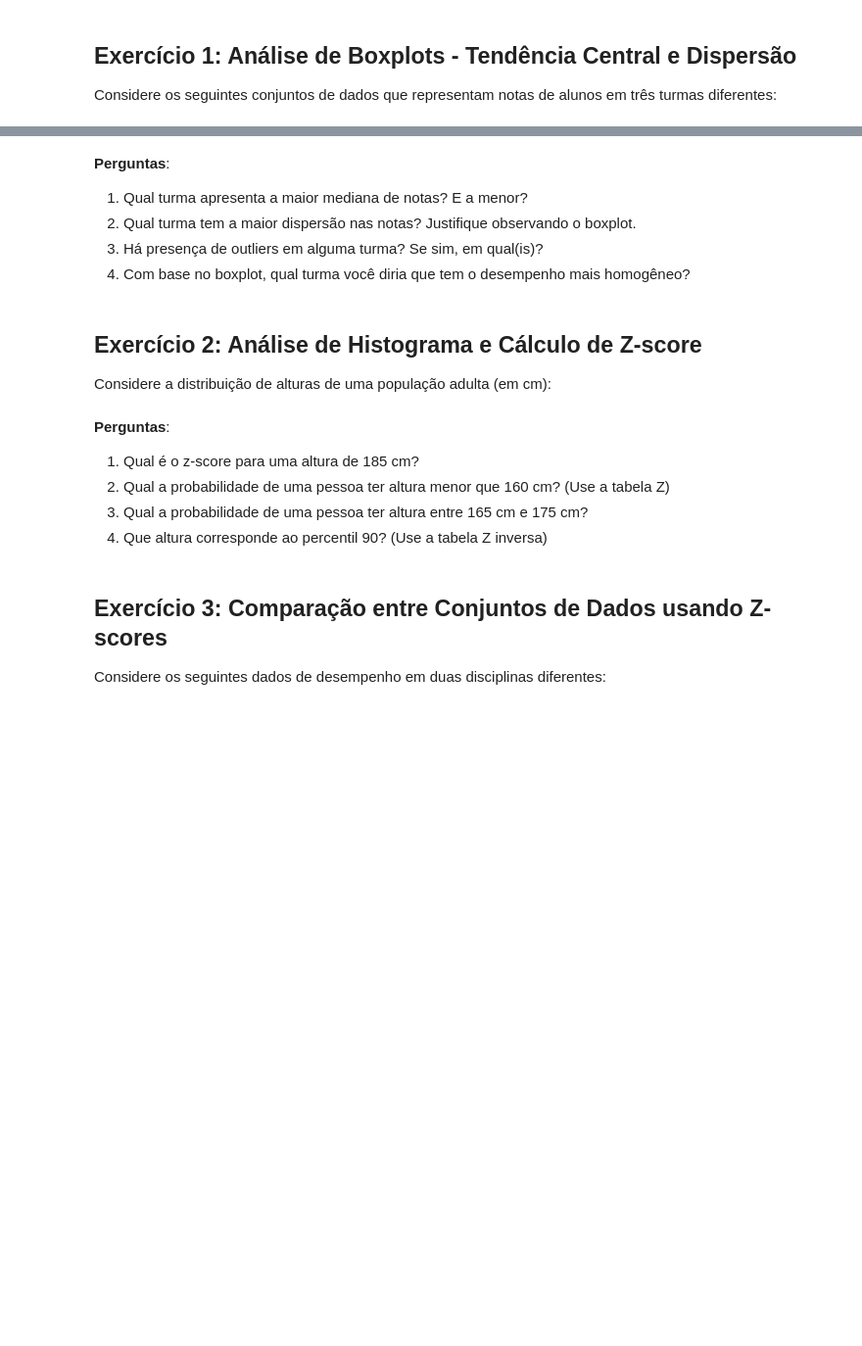
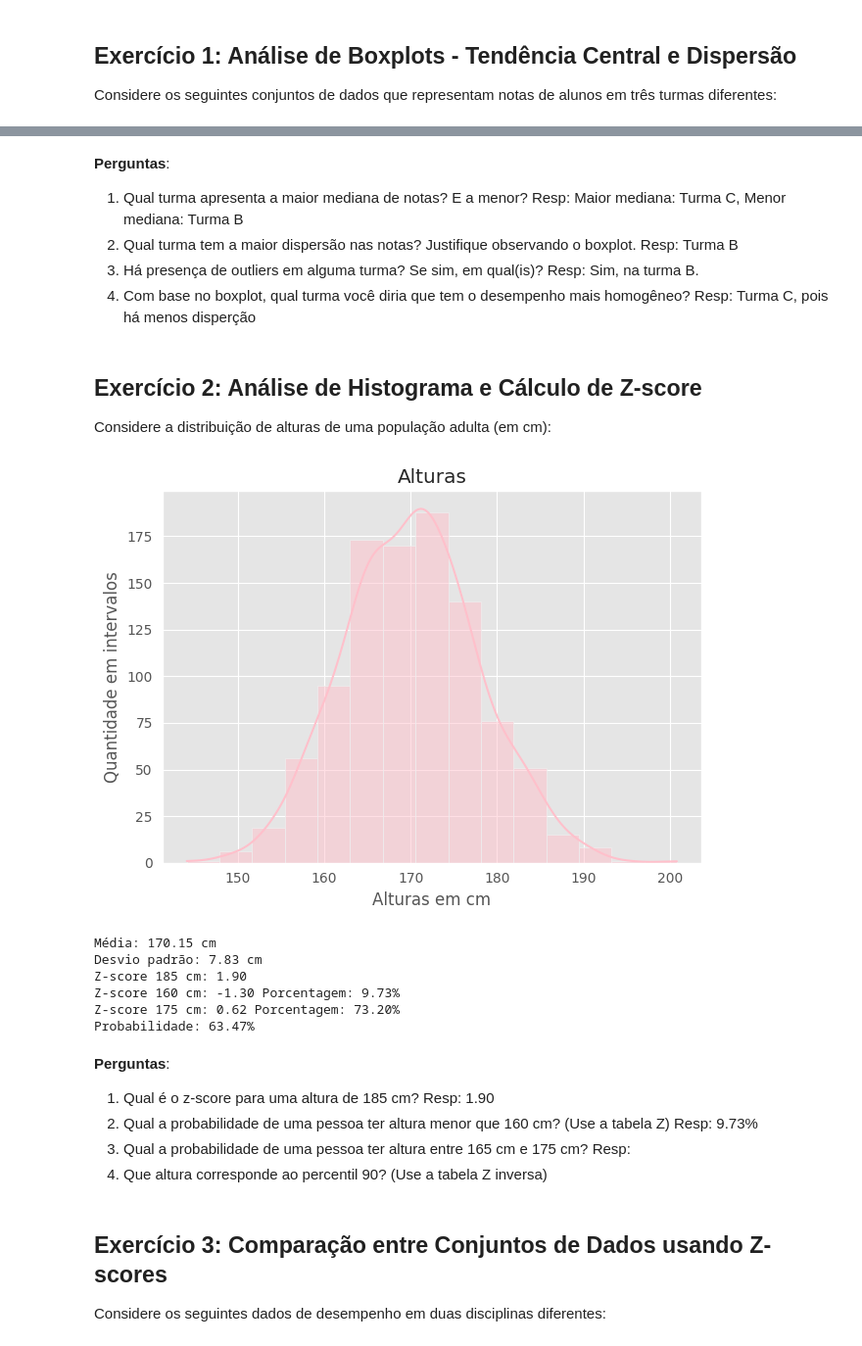
Before and after one commit to MariPinas/data_science_2025, a Jupyter notebook: notebooks/Lab04_TCL_Plots/Exercicios.ipynb, the cells around one changed output, grey strips where cells are left out. Shown: that part at 98% size. Cells and saved outputs as stored; diff of their text form; code cells hidden in the pictures; blank space fills up the shorter version.

```diff
--- a/notebooks/Lab04_TCL_Plots/Exercicios.ipynb
+++ b/notebooks/Lab04_TCL_Plots/Exercicios.ipynb
@@ -38,9 +51,13 @@ turma_C = np.random.normal(8.0, 0.8, 50)
 # %% [markdown]
 **Perguntas**:
 1. Qual turma apresenta a maior mediana de notas? E a menor?
+Resp: Maior mediana: Turma C, Menor mediana: Turma B
 2. Qual turma tem a maior dispersão nas notas? Justifique observando o boxplot.
+Resp: Turma B
 3. Há presença de outliers em alguma turma? Se sim, em qual(is)?
+Resp: Sim, na turma B.
 4. Com base no boxplot, qual turma você diria que tem o desempenho mais homogêneo?
+Resp: Turma C, pois há menos disperção
 # %% [markdown]
 ## Exercício 2: Análise de Histograma e Cálculo de Z-score
 
@@ -60,8 +66,50 @@ print(f"Desvio padrão: {desvio_padrao:.2f} cm")
+# %%
+# Dados de altura
+np.random.seed(42)
+alturas = np.random.normal(170, 8, 1000)
+
+# Plot o histograma
+sns.histplot(data=alturas, bins=15, kde=True, color='pink')
+plt.title('Alturas')
+plt.xlabel('Alturas em cm')
+plt.ylabel('Quantidade em intervalos')
+plt.tight_layout()
+plt.show()
+
+# Complete o código para mostrar as Estatísticas descritivas
+
+media = alturas.mean()
+desvio_padrao = alturas.std()
+zscore1 = (185 - media) / desvio_padrao
+zscore2 = (160 - media) / desvio_padrao
+zscore3 = (175 - media) / desvio_padrao
+
+p1 = stats.norm.cdf(zscore2) * 100
+p2 = stats.norm.cdf(zscore3) * 100
+probabilidade = p2 - p1
+
+print(f"\nMédia: {media:.2f} cm")
+print(f"Desvio padrão: {desvio_padrao:.2f} cm")
+print(f"Z-score 185 cm: {zscore1:.2f}")
+print(f"Z-score 160 cm: {zscore2:.2f} Porcentagem: {p1:.2f}%")
+print(f"Z-score 175 cm: {zscore3:.2f} Porcentagem: {p2:.2f}%")
+print(f"Probabilidade: {probabilidade:.2f}%")
+# %% [output]
+[figure, added]
+Média: 170.15 cm
+Desvio padrão: 7.83 cm
+Z-score 185 cm: 1.90
+Z-score 160 cm: -1.30 Porcentagem: 9.73%
+Z-score 175 cm: 0.62 Porcentagem: 73.20%
+Probabilidade: 63.47%
 # %% [markdown]
 **Perguntas**:
 1. Qual é o z-score para uma altura de 185 cm?
+Resp: 1.90
 2. Qual a probabilidade de uma pessoa ter altura menor que 160 cm? (Use a tabela Z)
+Resp: 9.73%
 3. Qual a probabilidade de uma pessoa ter altura entre 165 cm e 175 cm?
+Resp:
 4. Que altura corresponde ao percentil 90? (Use a tabela Z inversa)
 # %% [markdown]
 ## Exercício 3: Comparação entre Conjuntos de Dados usando Z-scores
```
Also changed, not shown: parts of 3 cells of this notebook.
